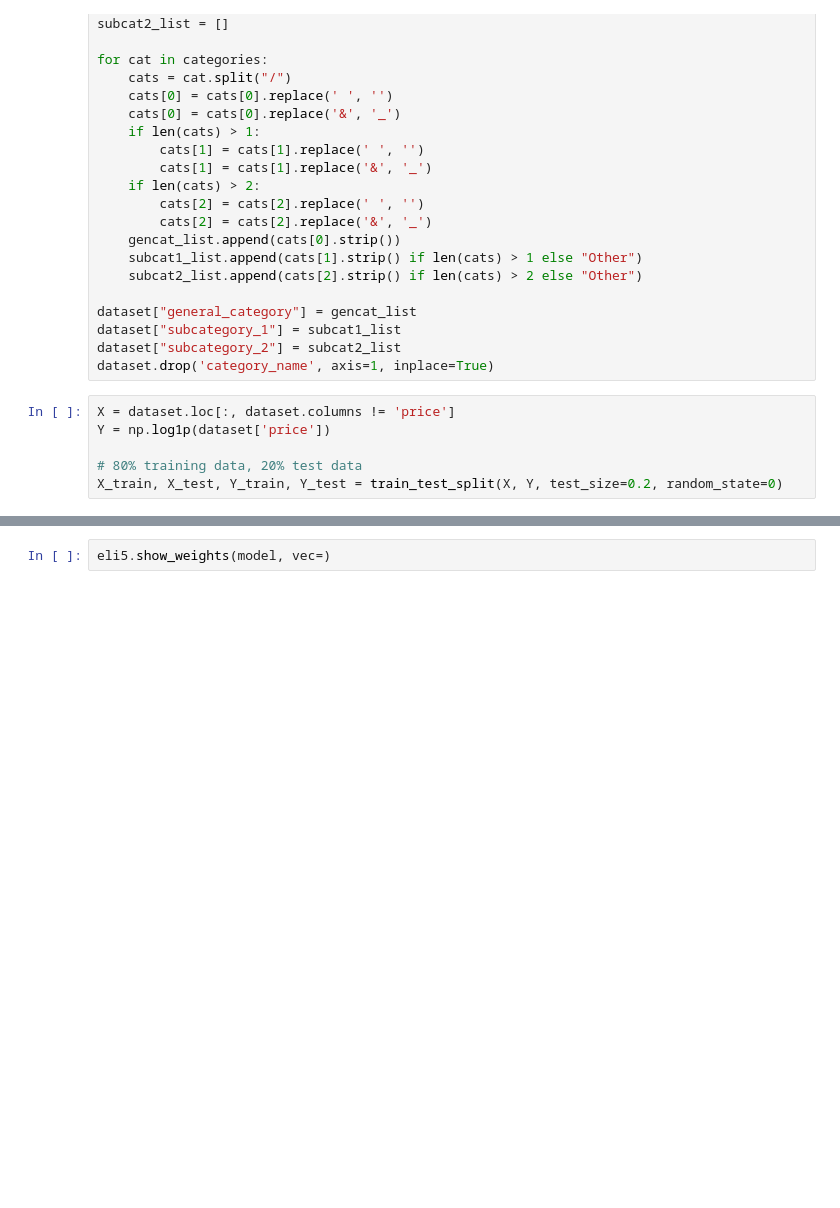
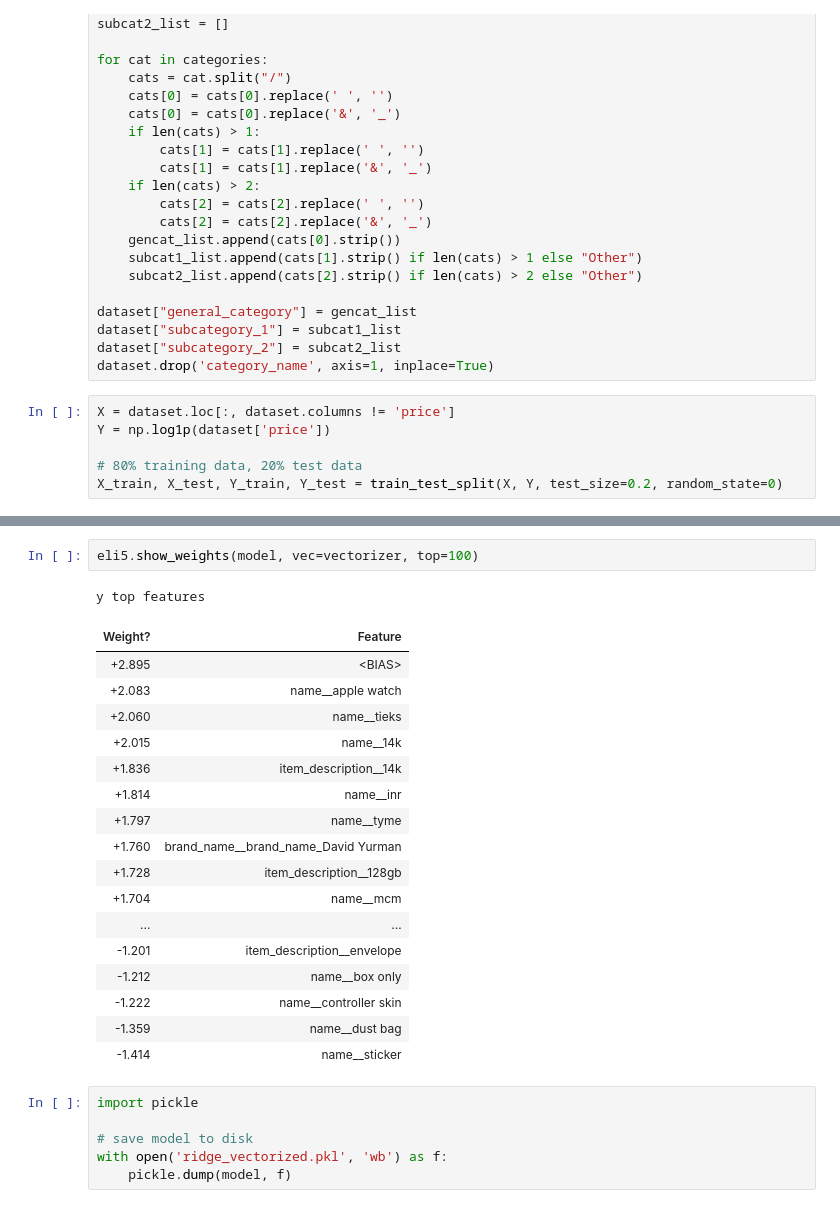
Before and after one commit to mbacvanski/DS4400_PricePrediction, a Jupyter notebook: jason_ridge_explained.ipynb, the cells around one changed output, grey strips where cells are left out. Saved outputs shown, nothing was run; the diff lists cells and outputs as text; blank space fills up the shorter version.

```diff
--- a/jason_ridge_explained.ipynb
+++ b/jason_ridge_explained.ipynb
@@ -306,2 +165,27 @@ X_train
 # %%
-eli5.show_weights(model, vec=)
+eli5.show_weights(model, vec=vectorizer, top=100)
+# %% [output]
+y top features
+| Weight? | Feature |
+| +2.895 | <BIAS> |
+| +2.083 | name__apple watch |
+| +2.060 | name__tieks |
+| +2.015 | name__14k |
+| +1.836 | item_description__14k |
+| +1.814 | name__inr |
+| +1.797 | name__tyme |
+| +1.760 | brand_name__brand_name_David Yurman |
+| +1.728 | item_description__128gb |
+| +1.704 | name__mcm |
+| ... | ... |
+| -1.201 | item_description__envelope |
+| -1.212 | name__box only |
+| -1.222 | name__controller skin |
+| -1.359 | name__dust bag |
+| -1.414 | name__sticker |
+# %%
+import pickle
+
+# save model to disk
+with open('ridge_vectorized.pkl', 'wb') as f:
+    pickle.dump(model, f)
```
Also changed, not shown: parts of 15 cells of this notebook.
